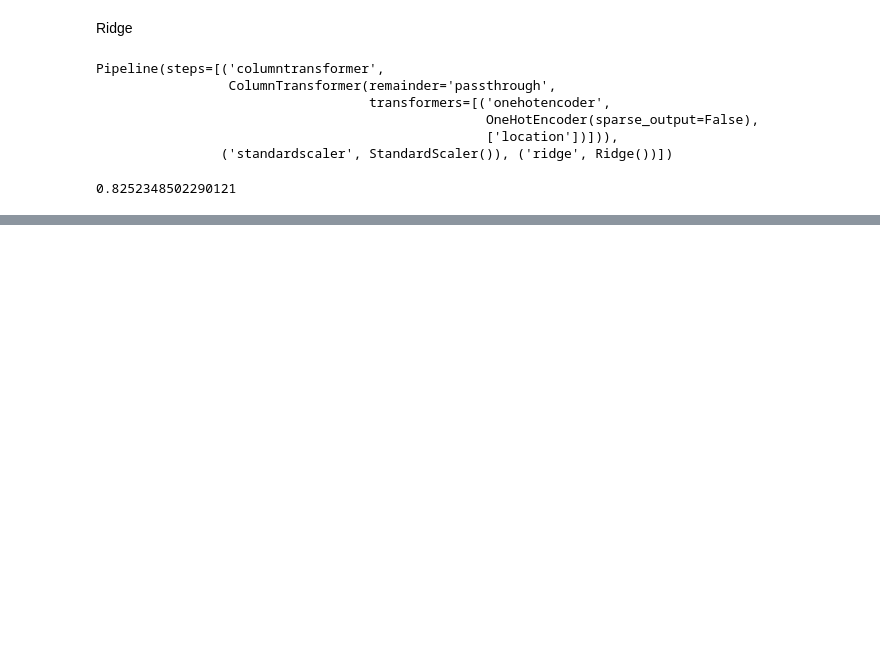
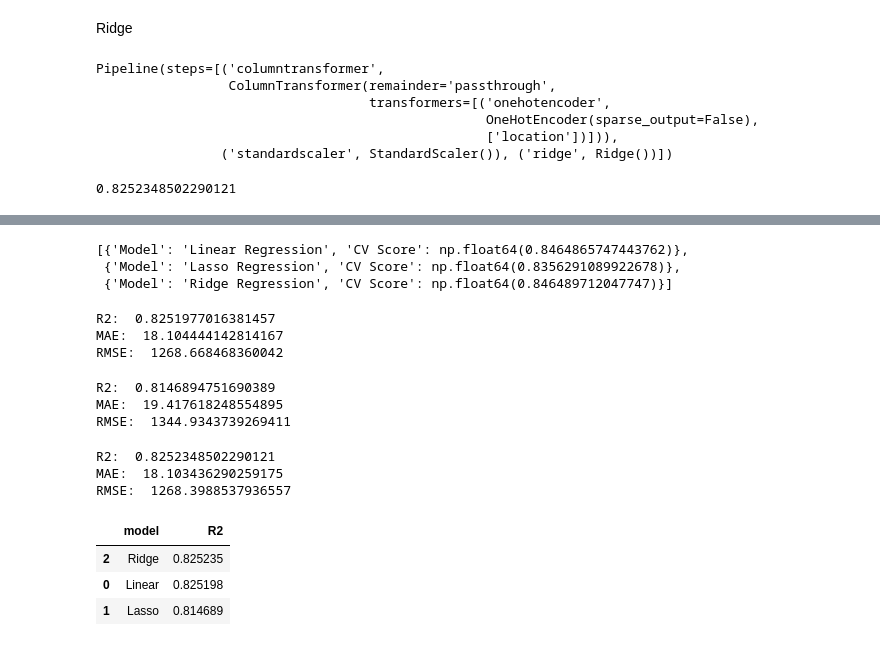
Before and after one commit to rajdongare24/house-price-prediction, a Jupyter notebook: model_training.ipynb, the cells around one changed output, grey strips where cells are left out. Saved outputs shown, nothing was run; the diff lists cells and outputs as text; code cells hidden in the pictures; blank space fills up the shorter version.

```diff
--- a/model_training.ipynb
+++ b/model_training.ipynb
@@ -496,0 +507,12 @@ r2_score(y_test, y_pred_ridge)
+# %%
+results = []
+for name, (model, params) in models.items():
+    pipe = make_pipeline(column_trans, scaler, model)
+    grid = GridSearchCV(pipe, param_grid={}, cv=5, scoring="r2")
+    grid.fit(X_train, y_train)
+    results.append({"Model": name, "CV Score": grid.best_score_})
+results
+# %% [output]
+[{'Model': 'Linear Regression', 'CV Score': np.float64(0.8464865747443762)},
+ {'Model': 'Lasso Regression', 'CV Score': np.float64(0.8356291089922678)},
+ {'Model': 'Ridge Regression', 'CV Score': np.float64(0.846489712047747)}]
@@ -497,3 +521,38 @@ r2_score(y_test, y_pred_ridge)
+# %%
+print("R2: ", r2_score(y_test, y_pred_lr))
+print("MAE: ", mean_absolute_error(y_test, y_pred_lr))
+print("RMSE: ", mean_squared_error(y_test, y_pred_lr))
+# %% [output]
+R2:  0.8251977016381457
+MAE:  18.104444142814167
+RMSE:  1268.668468360042
+# %%
+print("R2: ", r2_score(y_test, y_pred_lasso))
+print("MAE: ", mean_absolute_error(y_test, y_pred_lasso))
+print("RMSE: ", mean_squared_error(y_test, y_pred_lasso))
+# %% [output]
+R2:  0.8146894751690389
+MAE:  19.417618248554895
+RMSE:  1344.9343739269411
+# %%
+print("R2: ", r2_score(y_test, y_pred_ridge))
+print("MAE: ", mean_absolute_error(y_test, y_pred_ridge))
+print("RMSE: ", mean_squared_error(y_test, y_pred_ridge))
+# %% [output]
+R2:  0.8252348502290121
+MAE:  18.103436290259175
+RMSE:  1268.3988537936557
+# %%
+comparison = pd.DataFrame({
+    "model":["Linear", "Lasso", "Ridge"],
+    "R2":[r2_score(y_test, y_pred_lr), r2_score(y_test, y_pred_lasso), r2_score(y_test, y_pred_ridge)]
+})
+comparison.sort_values("R2", ascending=False)
+# %% [output]
+|  | model | R2 |
+| 2 | Ridge | 0.825235 |
+| 0 | Linear | 0.825198 |
+| 1 | Lasso | 0.814689 |
 # %%
 import pickle
 # %%
```
Also changed, not shown: parts of 5 cells of this notebook, 2 other files.
